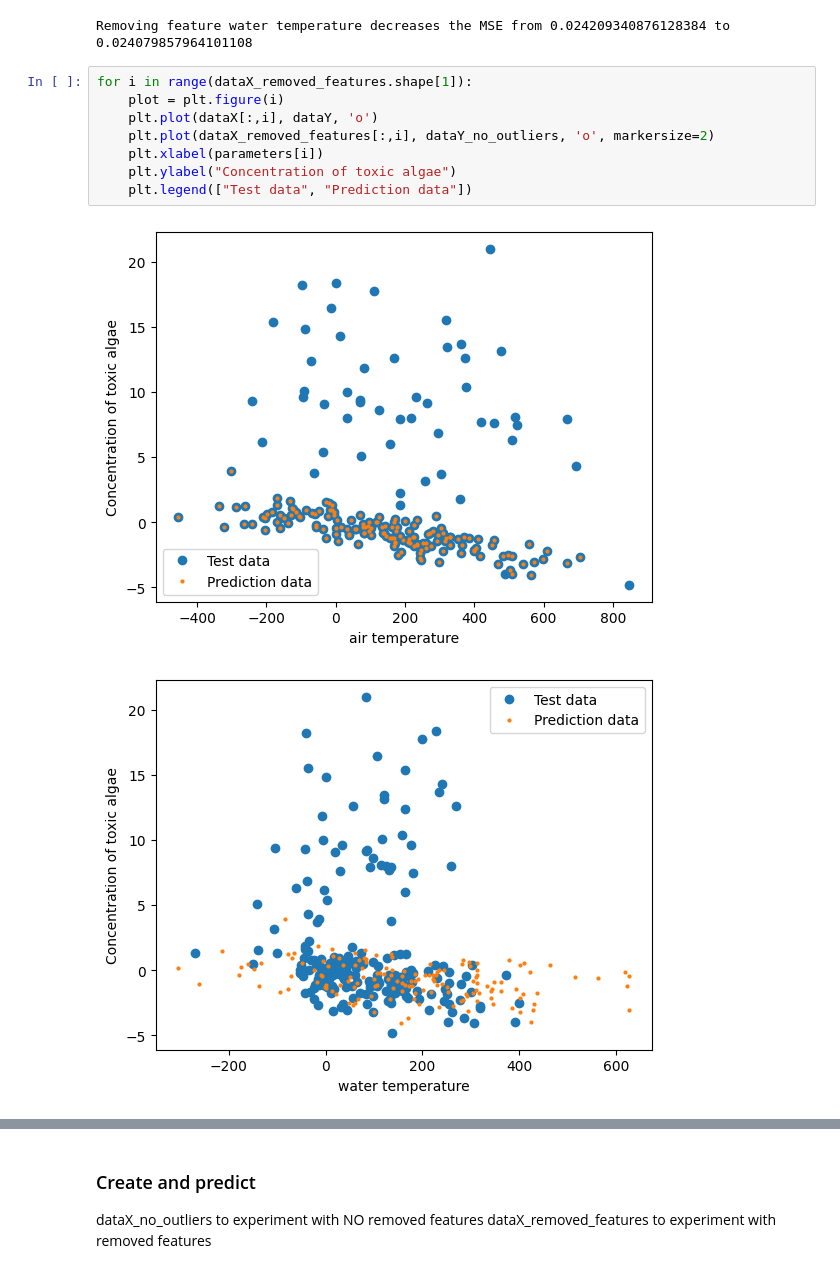
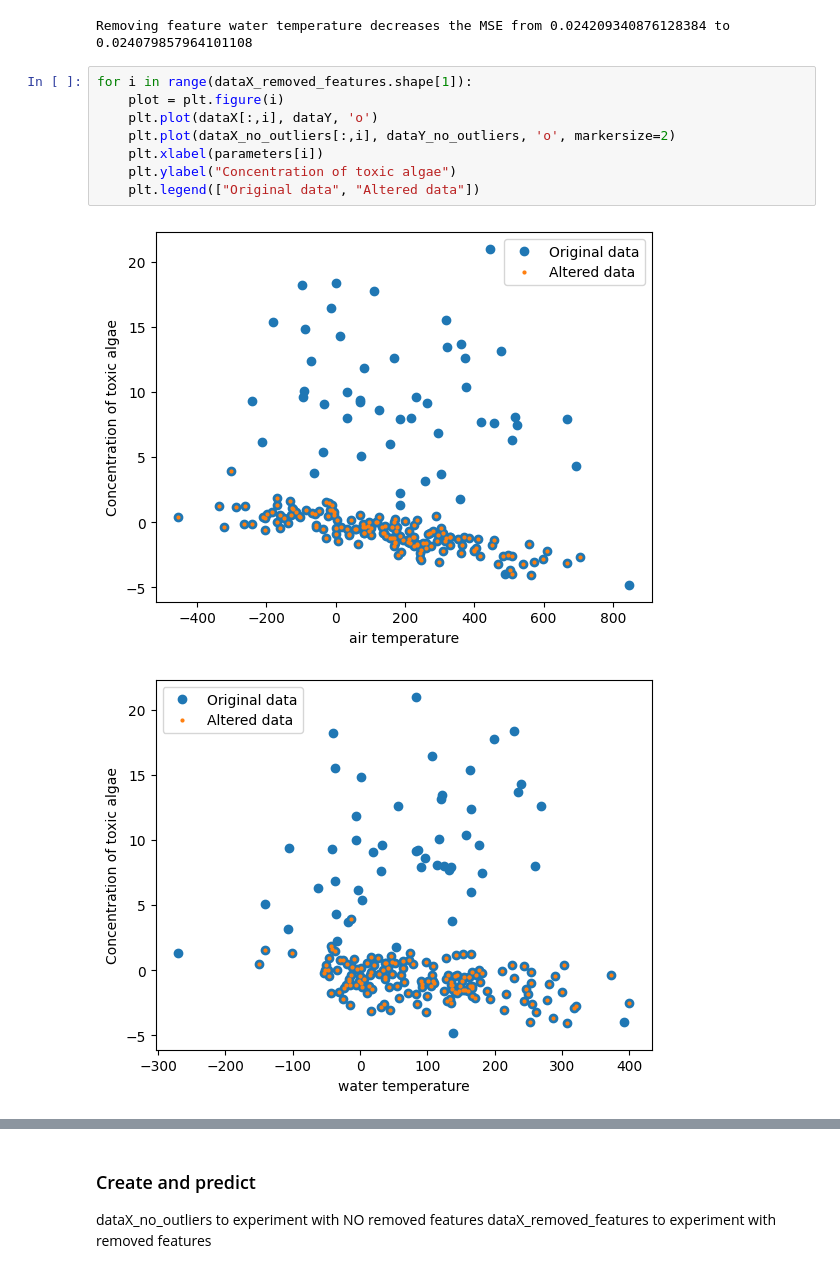
Before and after one commit to tomasmartins77/Machine_Learning_Lab, a Jupyter notebook: pergunta1_parte1/pergunta1_parte1.ipynb, the cells around one changed output, grey strips where cells are left out. Cells and saved outputs as stored; diff of their text form.

```diff
--- a/pergunta1_parte1/pergunta1_parte1.ipynb
+++ b/pergunta1_parte1/pergunta1_parte1.ipynb
@@ -156,11 +161,11 @@ Removing feature water temperature decreases the MSE from 0.024209340876128384 t
 # %%
 for i in range(dataX_removed_features.shape[1]):
     plot = plt.figure(i)
     plt.plot(dataX[:,i], dataY, 'o')
-    plt.plot(dataX_removed_features[:,i], dataY_no_outliers, 'o', markersize=2)
+    plt.plot(dataX_no_outliers[:,i], dataY_no_outliers, 'o', markersize=2)
     plt.xlabel(parameters[i])
     plt.ylabel("Concentration of toxic algae")
-    plt.legend(["Test data", "Prediction data"])
+    plt.legend(["Original data", "Altered data"])
 # %% [output]
-[figure, old version]
+[figure, new version]
-[figure, old version]
+[figure, new version]
```
Also changed, not shown: parts of 10 cells of this notebook.
